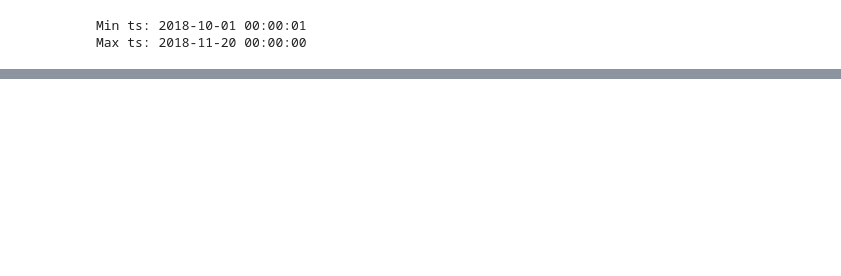
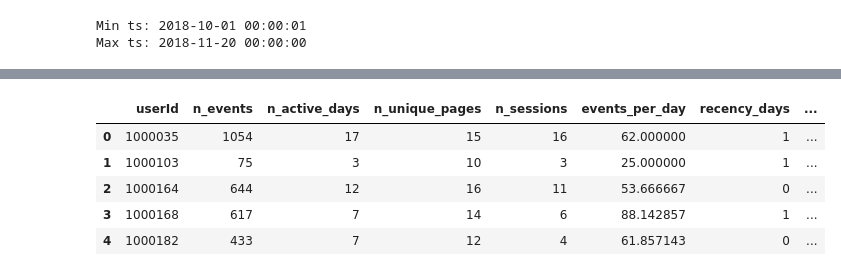
Before and after one commit to blanchemahe/alex-blanche-dsb, a Jupyter notebook: 01_feature_engineering_time_based.ipynb, the cells around one changed output, grey strips where cells are left out. Drawn from its saved outputs; the diff is of its cells as text; code cells hidden in the pictures; blank space fills up the shorter version.

Commit message:
time-based modeling update

```diff
--- a/01_feature_engineering_time_based.ipynb
+++ b/01_feature_engineering_time_based.ipynb
@@ -25,0 +238,82 @@ Max ts: 2018-11-20 00:00:00
+# %%
+train_df_new = user_features_final.merge(
+    future_target_full,
+    on="userId",
+    how="inner"
+)
+
+train_df_new["last_level"] = (
+    train_df_new["last_level"]
+    .astype("category")
+    .cat.codes
+)
+
+# ===== AJOUT DE FEATURES COMPORTEMENTALES IMPORTANTES =====
+
+# 1) Comptage des pages critiques (signaux de churn)
+important_pages = ["Help", "Upgrade", "Submit Downgrade", "Settings", "About", "Error"]
+
+# Créer les features de pages une par une pour éviter les duplications
+page_features = pd.DataFrame({"userId": obs_clean["userId"].unique()})
+
+for page in important_pages:
+    page_name = f"n_{page.lower().replace(' ', '_')}"
+    page_counts = obs_clean[obs_clean["page"] == page].groupby("userId").size().reset_index(name=page_name)
+    page_features = page_features.merge(page_counts, on="userId", how="left")
+
+page_features = page_features.fillna(0)
+
+# 2) Ratio de chansons complètes vs total (engagement)
+song_data = obs_clean[obs_clean["page"] == "NextSong"].copy()
+if len(song_data) > 0:
+    song_engagement = (
+        song_data.groupby("userId")
+        .agg({
+            "length": ["count", "sum"],
+            "song": "nunique"
+        })
+        .reset_index()
+    )
+    song_engagement.columns = ["userId", "n_songs_played", "total_listening_time", "n_unique_songs"]
+    song_engagement["avg_song_length"] = song_engagement["total_listening_time"] / song_engagement["n_songs_played"]
+    song_engagement = song_engagement[["userId", "n_songs_played", "n_unique_songs", "avg_song_length"]]
+else:
+    song_engagement = pd.DataFrame(columns=["userId", "n_songs_played", "n_unique_songs", "avg_song_length"])
+
+# 3) Features temporelles (jour de la semaine, heure)
+obs_clean["day_of_week"] = obs_clean["ts"].dt.dayofweek
+obs_clean["hour"] = obs_clean["ts"].dt.hour
+
+time_features = (
+    obs_clean.groupby("userId")
+    .agg({
+        "day_of_week": lambda x: x.mode()[0] if len(x.mode()) > 0 else 0,  # jour le plus fréquent
+        "hour": lambda x: x.mode()[0] if len(x.mode()) > 0 else 12,  # heure la plus fréquente
+    })
+    .reset_index()
+    .rename(columns={"day_of_week": "most_active_dow", "hour": "most_active_hour"})
+)
+
+# 4) Merge toutes les nouvelles features
+train_df_new = train_df_new.merge(page_features, on="userId", how="left")
+if len(song_engagement) > 0:
+    train_df_new = train_df_new.merge(song_engagement, on="userId", how="left")
+train_df_new = train_df_new.merge(time_features, on="userId", how="left")
+
+# Remplacer les NaN par 0 pour les nouvelles features
+new_feature_cols = ["n_help", "n_upgrade", "n_downgrade", "n_settings", "n_about", "n_error",
+                    "n_songs_played", "n_unique_songs", "avg_song_length", "most_active_dow", "most_active_hour"]
+for col in new_feature_cols:
+    if col in train_df_new.columns:
+        train_df_new[col] = train_df_new[col].fillna(0)
+
+# ⚠️ IMPORTANT : Supprimer les duplications si elles existent
+print(f"Shape avant déduplication: {train_df_new.shape}")
+train_df_new = train_df_new.drop_duplicates(subset=["userId"], keep="first")
+print(f"Shape après déduplication: {train_df_new.shape}")
+
+display(train_df_new.head())
+print("train_df_new shape:", train_df_new.shape)
+print("target distribution:")
+print(train_df_new["target"].value_counts())
+# %% [output]
@@ -25,0 +322,6 @@ Max ts: 2018-11-20 00:00:00
+|  | userId | n_events | n_active_days | n_unique_pages | n_sessions | events_per_day | recency_days | ... |
+| 0 | 1000035 | 1054 | 17 | 15 | 16 | 62.000000 | 1 | ... |
+| 1 | 1000103 | 75 | 3 | 10 | 3 | 25.000000 | 1 | ... |
+| 2 | 1000164 | 644 | 12 | 16 | 11 | 53.666667 | 0 | ... |
+| 3 | 1000168 | 617 | 7 | 14 | 6 | 88.142857 | 1 | ... |
+| 4 | 1000182 | 433 | 7 | 12 | 4 | 61.857143 | 0 | ... |
```
Also changed, not shown: parts of 11 cells of this notebook, 8 other files.
